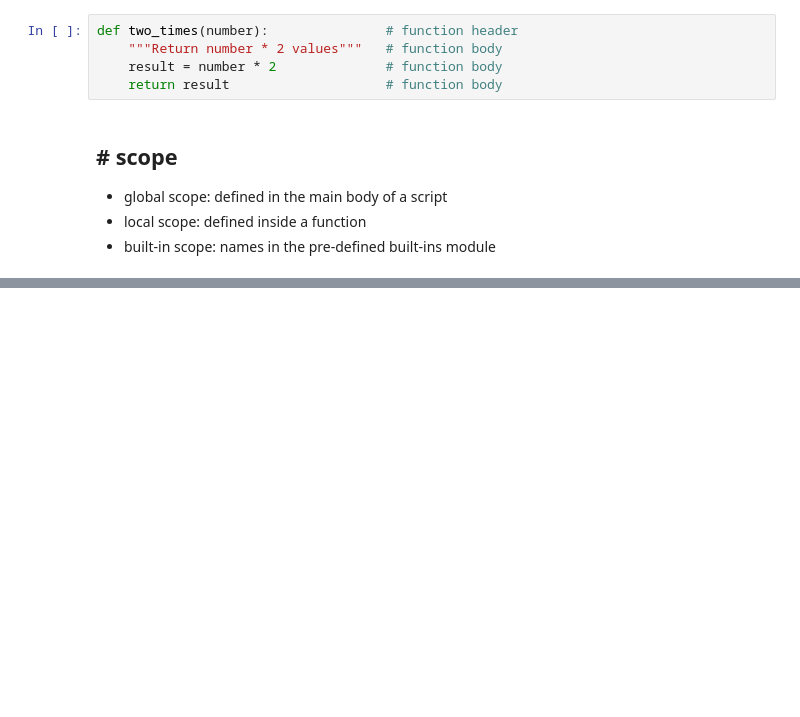
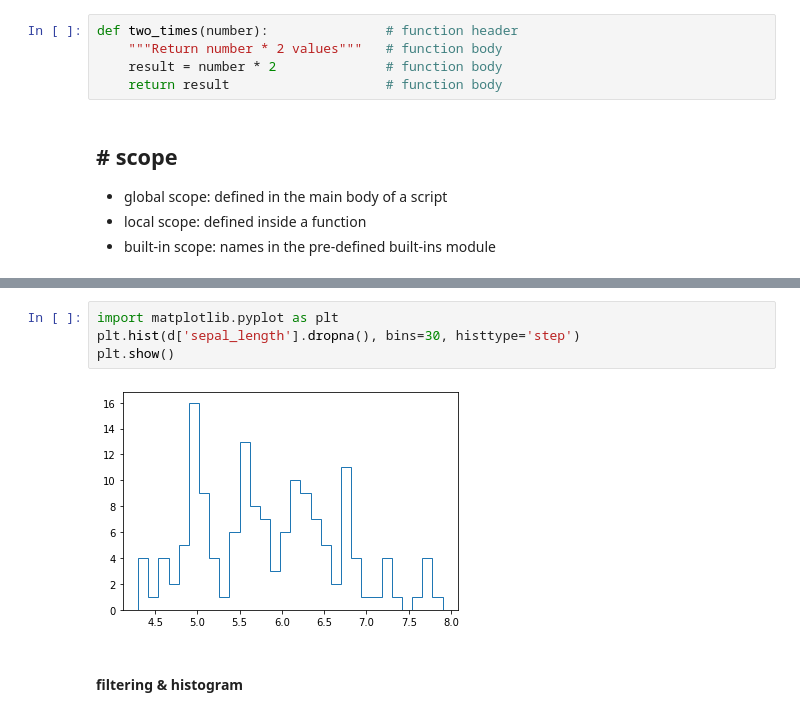
Before and after one commit to hwaneest/DataCamp_Donates_2021, a Jupyter notebook: Member_DH/Toolbox1.ipynb, the cells around one changed output, grey strips where cells are left out. Saved outputs shown, nothing was run; the diff lists cells and outputs as text; blank space fills up the shorter version.

```diff
--- a/Member_DH/Toolbox1.ipynb
+++ b/Member_DH/Toolbox1.ipynb
@@ -36,0 +127,8 @@ def two_times(number):               # function header
+# %%
+import matplotlib.pyplot as plt
+plt.hist(d['sepal_length'].dropna(), bins=30, histtype='step')
+plt.show()
+# %% [output]
+[figure, added]
+# %% [markdown]
+#### filtering & histogram
```
Also changed, not shown: parts of 26 cells of this notebook, 1 other file.
